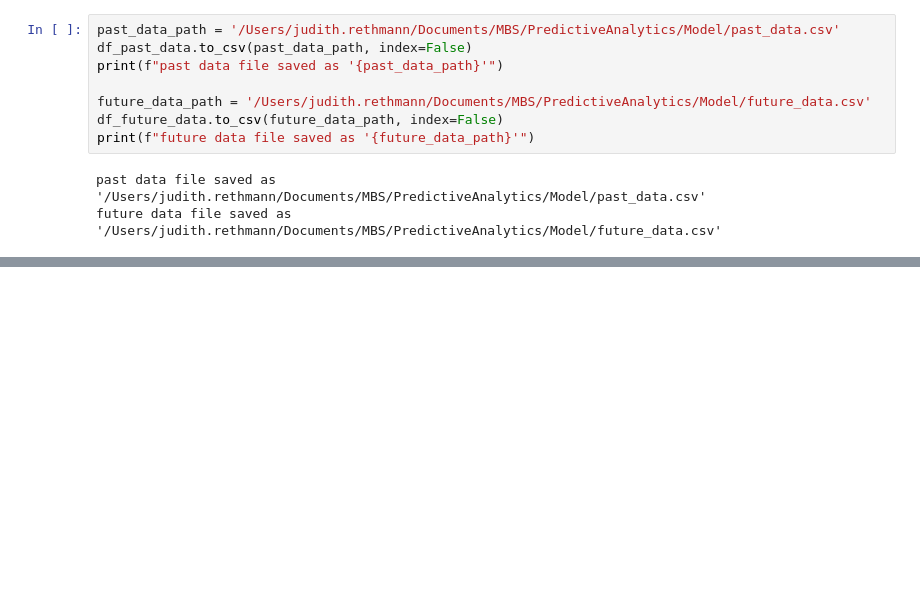
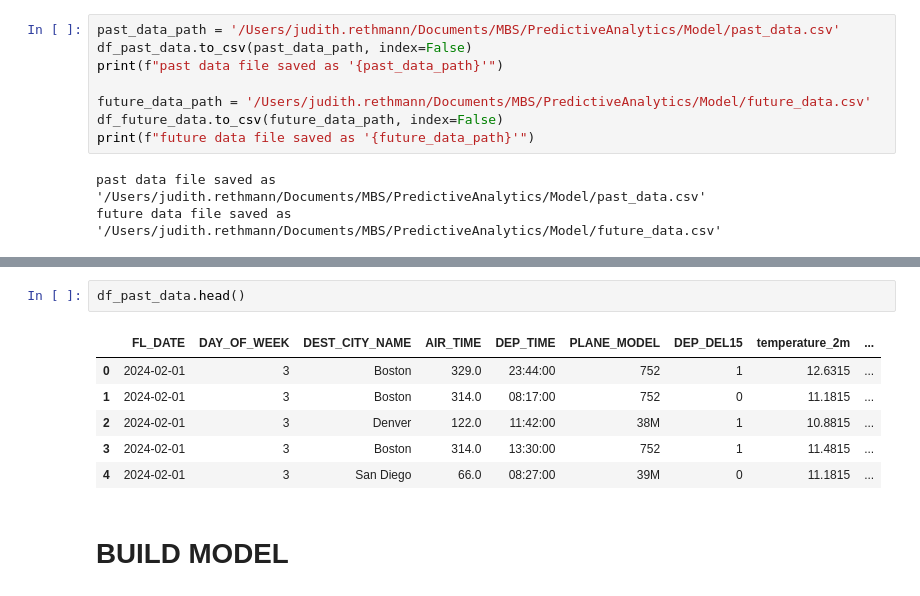
Before and after one commit to jr16MAI/PredictiveAnalytics, a Jupyter notebook: Model/delay_predictor.ipynb, the cells around one changed output, grey strips where cells are left out. Cells and saved outputs as stored; diff of their text form; blank space fills up the shorter version.

Commit message:
add feature importance and model on past data

```diff
--- a/Model/delay_predictor.ipynb
+++ b/Model/delay_predictor.ipynb
@@ -536,0 +514,11 @@ future data file saved as '/Users/judith.rethmann/Documents/MBS/PredictiveAnalyt
+# %%
+df_past_data.head()
+# %% [output]
+|  | FL_DATE | DAY_OF_WEEK | DEST_CITY_NAME | AIR_TIME | DEP_TIME | PLANE_MODEL | DEP_DEL15 | temperature_2m | ... |
+| 0 | 2024-02-01 | 3 | Boston | 329.0 | 23:44:00 | 752 | 1 | 12.6315 | ... |
+| 1 | 2024-02-01 | 3 | Boston | 314.0 | 08:17:00 | 752 | 0 | 11.1815 | ... |
+| 2 | 2024-02-01 | 3 | Denver | 122.0 | 11:42:00 | 38M | 1 | 10.8815 | ... |
+| 3 | 2024-02-01 | 3 | Boston | 314.0 | 13:30:00 | 752 | 1 | 11.4815 | ... |
+| 4 | 2024-02-01 | 3 | San Diego | 66.0 | 08:27:00 | 39M | 0 | 11.1815 | ... |
+# %% [markdown]
+# BUILD MODEL
```
Also changed, not shown: parts of 37 cells of this notebook, 3 other files.
